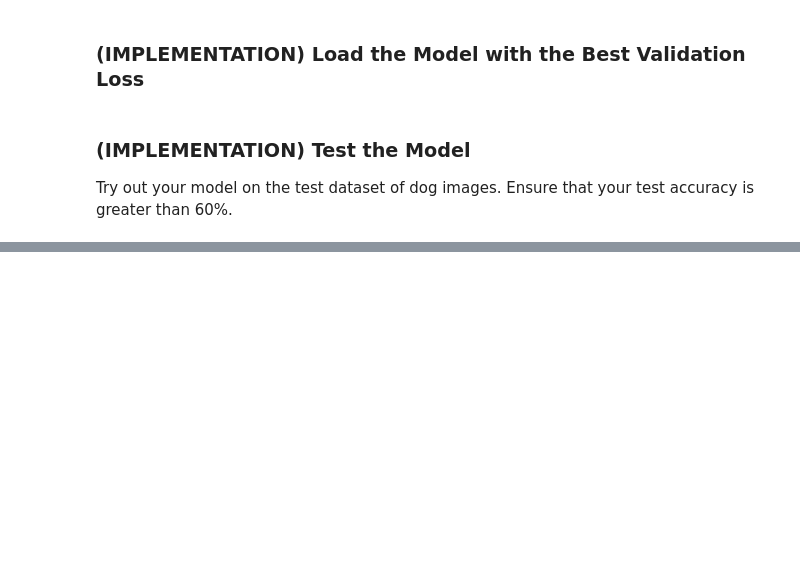
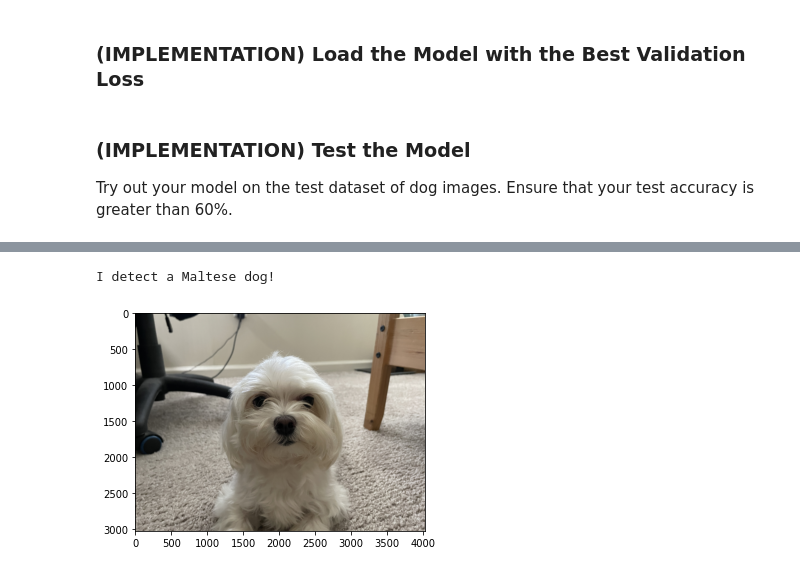
Before and after one commit to cmeng94/dog-breed-classifier, a Jupyter notebook: app_preparation/dog_app.ipynb, the cells around one changed output, grey strips where cells are left out. Cells and saved outputs as stored; diff of their text form; code cells hidden in the pictures; blank space fills up the shorter version.

```diff
--- a/app_preparation/dog_app.ipynb
+++ b/app_preparation/dog_app.ipynb
@@ -746,0 +740,5 @@ I detect a Bichon frise dog!
+# %%
+classify_dog_breed('../app/static/IMG_1679.jpeg')
+# %% [output]
+I detect a Maltese dog!
+[figure, added]
```
Also changed, not shown: parts of 49 cells of this notebook.
